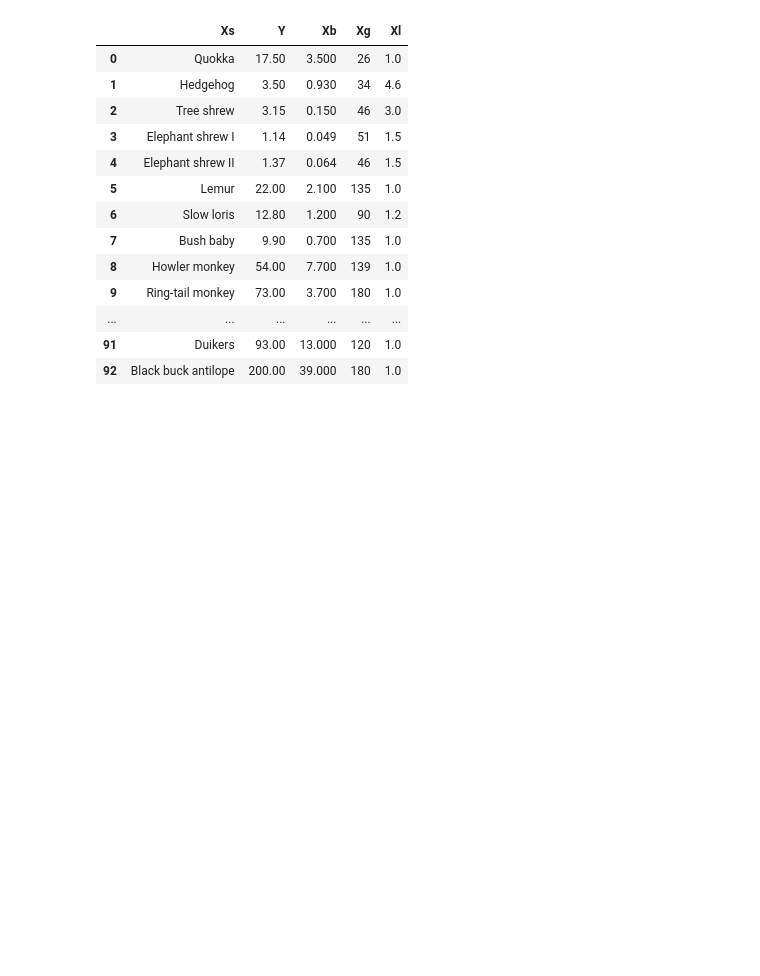
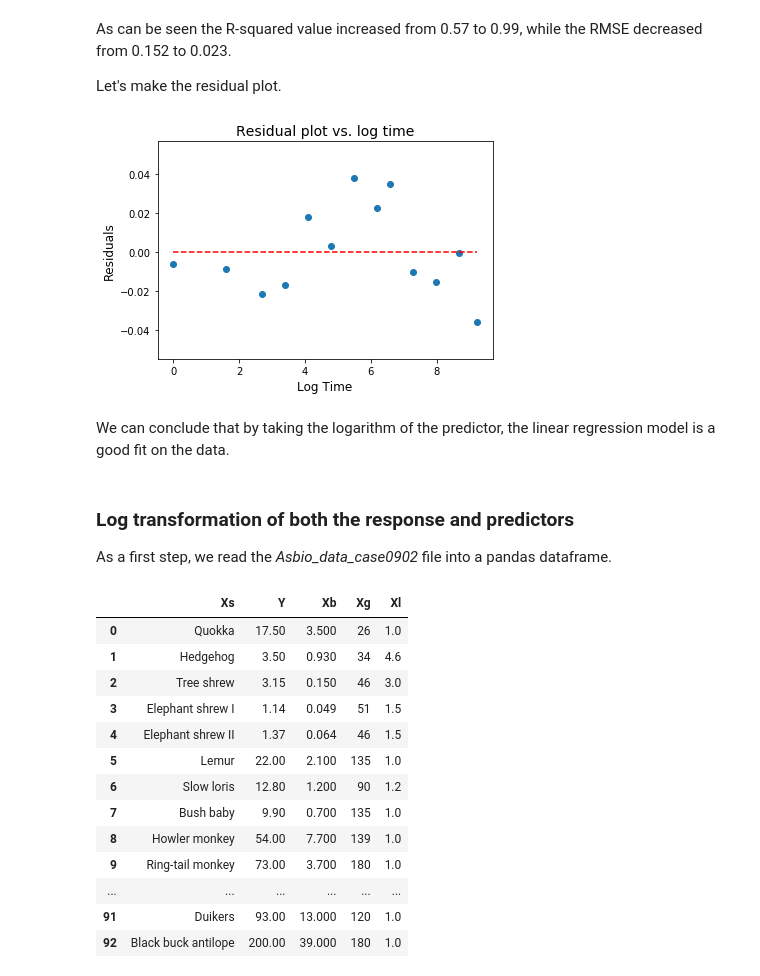
Before and after one commit to Gaushoki/Advanced-Machine-Learning, a Jupyter notebook: Vol1-LabExercises/Chapter3/Ch3-Ex5-NonlinearTransformations.ipynb, the cells around one changed output. Drawn from its saved outputs; the diff is of its cells as text; code cells hidden in the pictures; blank space fills up the shorter version.

```diff
--- a/Vol1-LabExercises/Chapter3/Ch3-Ex5-NonlinearTransformations.ipynb
+++ b/Vol1-LabExercises/Chapter3/Ch3-Ex5-NonlinearTransformations.ipynb
@@ -166,0 +161,6 @@ As a first step, we read the *Asbio_data_case0902* file into a pandas dataframe.
+# %%
+resultsLogWR = ols(formula = 'prop ~ log_time', data=dataLogWR).fit()
+print(resultsLogWR.summary(title='OLS Results for log-transformed "Word recall" dataset'))
+test = sms.het_goldfeldquandt(resultsLogWR.resid, resultsLogWR.model.exog)
+print("\nGoldfeld-Quandt test:\n",lzip(name, test))
+print("RMSE =",np.sqrt(resultsLogWR.mse_resid))
@@ -167,3 +185,22 @@ As a first step, we read the *Asbio_data_case0902* file into a pandas dataframe.
+# %% [markdown]
+As can be seen the R-squared value increased from 0.57 to 0.99, while the RMSE decreased from 0.152 to 0.023.
+
+Let's make the residual plot.
+# %%
+plt.scatter(dataLogWR['log_time'],resultsLogWR.resid)
+plt.plot([dataLogWR['log_time'].min(),dataLogWR['log_time'].max()],[0,0],'r--')
+plt.title("Residual plot vs. log time",fontsize=14)
+plt.xlabel("Log Time",fontsize=12)
+plt.ylabel("Residuals",fontsize=12)
+plt.show()
+# %% [output]
+[figure, added]
+# %% [markdown]
+We can conclude that by taking the logarithm of the predictor, the linear regression model is a good fit on the data.
+# %% [markdown]
+### Log transformation of both the response and predictors
+
+As a first step, we read the *Asbio_data_case0902* file into a pandas dataframe.
 # %%
 data = pd.read_csv(os.path.join('data','Asbio_data_case0902.csv'))
 data
```
Also changed, not shown: parts of 53 cells of this notebook, 1 other file.
